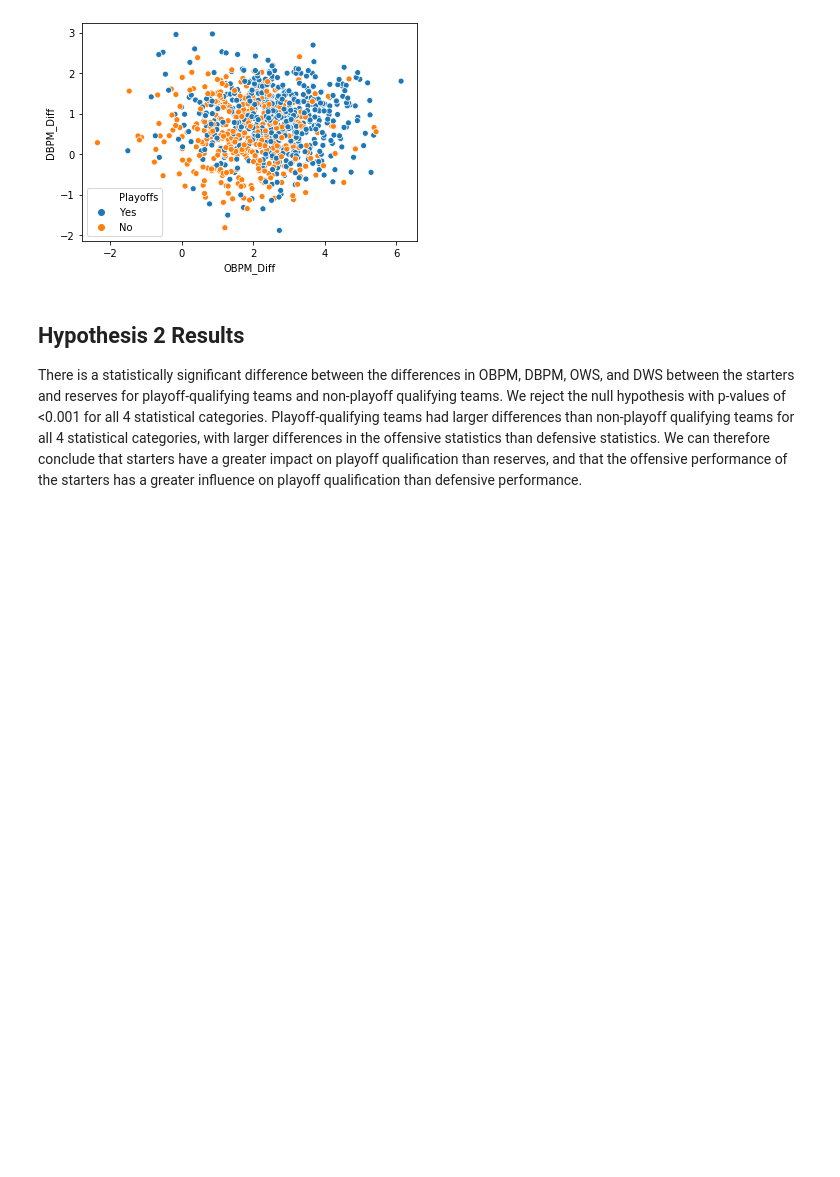
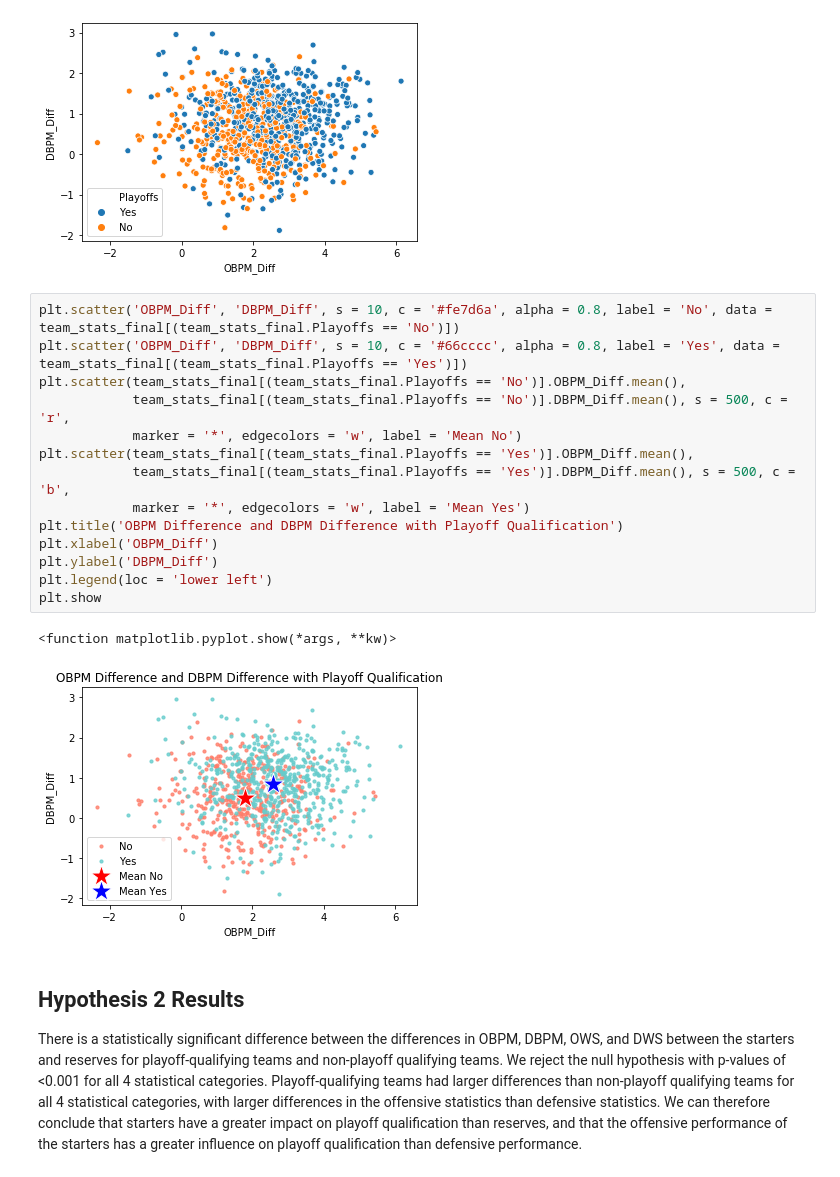
Before and after one commit to nteuthorn/Thinkful_Capstone1, a Jupyter notebook: Capstone 1.ipynb, the cells around one changed output. Cells and saved outputs as stored; diff of their text form; blank space fills up the shorter version.

Commit message:
Update visualizations

```diff
--- a/Capstone 1.ipynb
+++ b/Capstone 1.ipynb
@@ -512,6 +512,23 @@ sns.scatterplot('OBPM_Diff', 'DBPM_Diff', hue = 'Playoffs', data = team_stats_fi
 # %% [output]
 <matplotlib.axes._subplots.AxesSubplot at 0x...>
 [figure]
+# %%
+plt.scatter('OBPM_Diff', 'DBPM_Diff', s = 10, c = '#fe7d6a', alpha = 0.8, label = 'No', data = team_stats_final[(team_stats_final.Playoffs == 'No')])
+plt.scatter('OBPM_Diff', 'DBPM_Diff', s = 10, c = '#66cccc', alpha = 0.8, label = 'Yes', data = team_stats_final[(team_stats_final.Playoffs == 'Yes')])
+plt.scatter(team_stats_final[(team_stats_final.Playoffs == 'No')].OBPM_Diff.mean(),
+            team_stats_final[(team_stats_final.Playoffs == 'No')].DBPM_Diff.mean(), s = 500, c = 'r',
+            marker = '*', edgecolors = 'w', label = 'Mean No')
+plt.scatter(team_stats_final[(team_stats_final.Playoffs == 'Yes')].OBPM_Diff.mean(),
+            team_stats_final[(team_stats_final.Playoffs == 'Yes')].DBPM_Diff.mean(), s = 500, c = 'b',
+            marker = '*', edgecolors = 'w', label = 'Mean Yes')
+plt.title('OBPM Difference and DBPM Difference with Playoff Qualification')
+plt.xlabel('OBPM_Diff')
+plt.ylabel('DBPM_Diff')
+plt.legend(loc = 'lower left')
+plt.show
+# %% [output]
+<function matplotlib.pyplot.show(*args, **kw)>
+[figure, added]
 # %% [markdown]
 ## **Hypothesis 2 Results**
 
```
Also changed, not shown: parts of 2 cells of this notebook, 1 other file.
